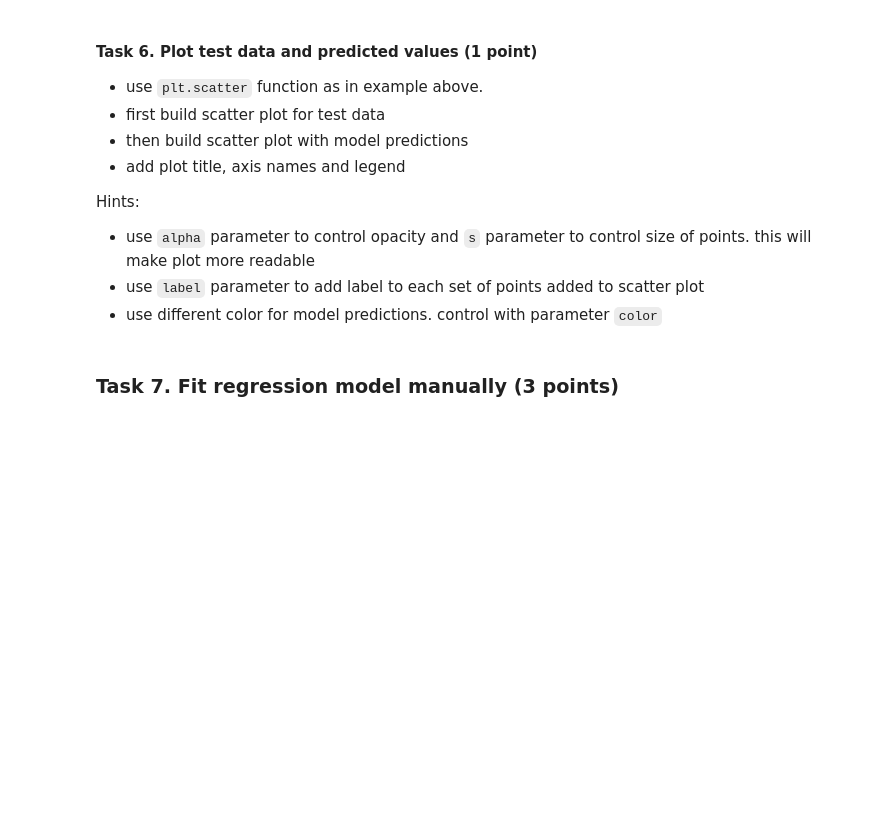
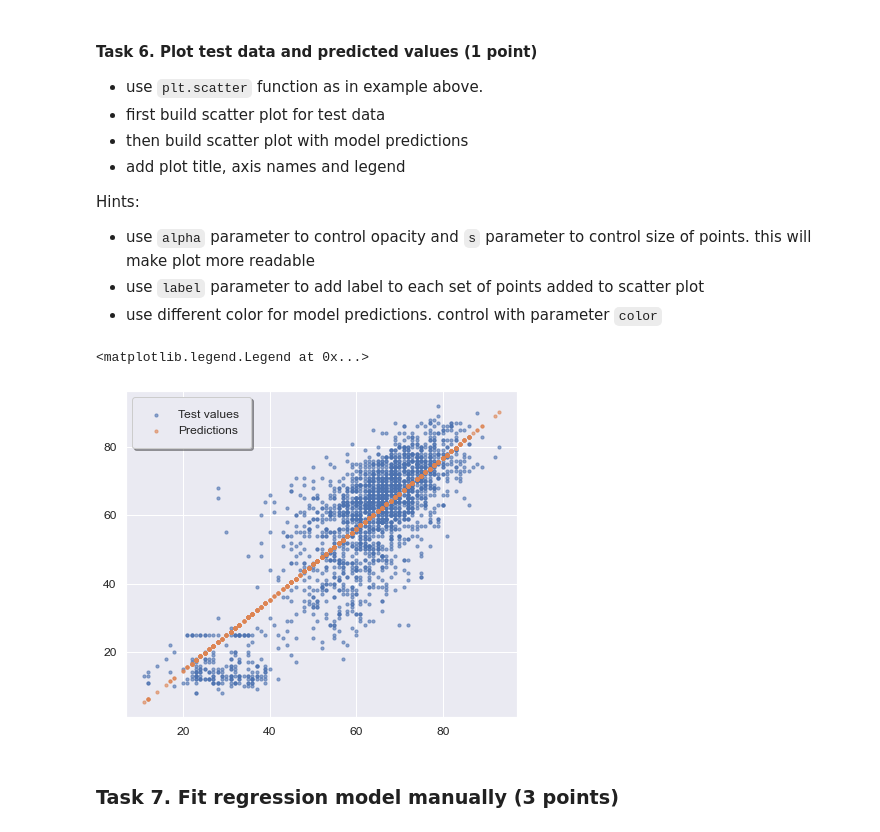
Before and after one commit to alsing/ml-intro-rs-school, a Jupyter notebook: 3 - Linear Regression/linear_regression.ipynb, the cells around one changed output. Drawn from its saved outputs; the diff is of its cells as text; code cells hidden in the pictures; blank space fills up the shorter version.

```diff
--- a/3 - Linear Regression/linear_regression.ipynb
+++ b/3 - Linear Regression/linear_regression.ipynb
@@ -612,9 +649,12 @@ Hints:
 * use different color for model predictions. control with parameter `color`
 # %%
 # # your code here
-# plt.scatter(...)
-# plt.scatter(...)
-# plt.legend(...);  # adds legend to a plot
+plt.scatter(x=x_test, y=y_test, alpha=0.6, s=10, label='Test values')
+plt.scatter(x=x_test, y=model_preds, alpha=0.6, s=10, label='Predictions')
+plt.legend(fancybox=True, framealpha=1, shadow=True, borderpad=1)
+# %% [output]
+<matplotlib.legend.Legend at 0x...>
+[figure, added]
 # %% [markdown]
 ### Task 7.  Fit regression model manually (3 points)
 # %% [markdown]
```
Also changed, not shown: parts of 13 cells of this notebook.
